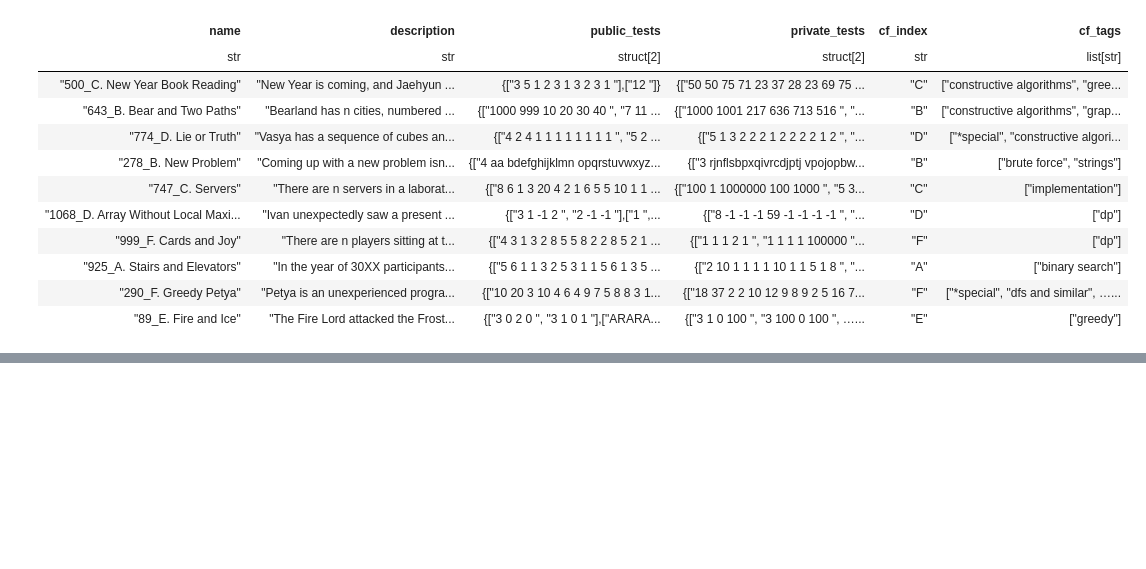
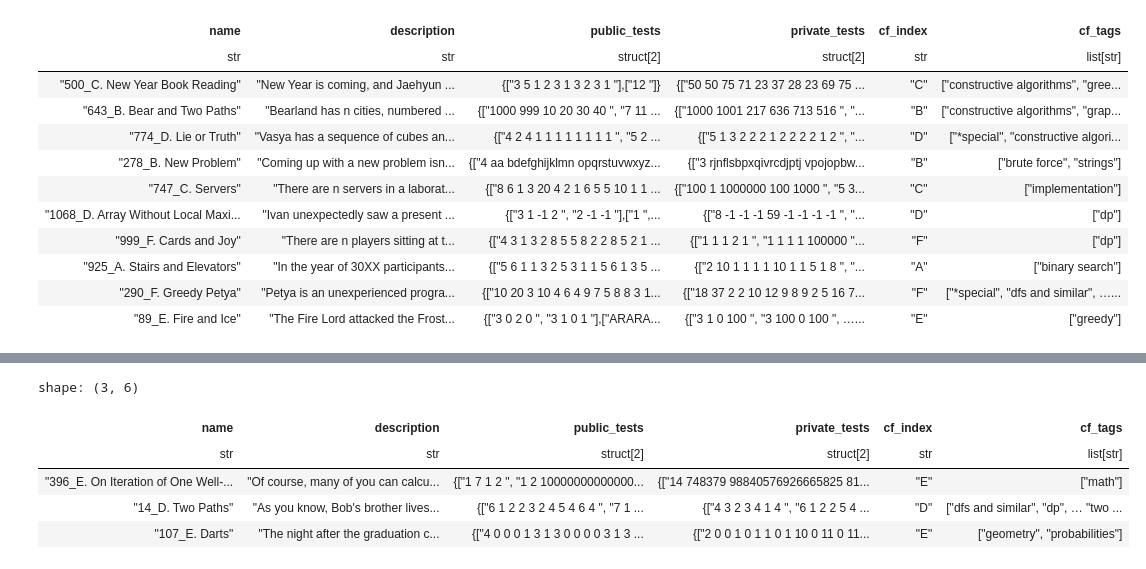
Before and after one commit to MaksimObukhov/self-corrective-coding-agent, a Jupyter notebook: notebooks/solve_problems.ipynb, the cells around one changed output, grey strips where cells are left out. Cells and saved outputs as stored; diff of their text form; code cells hidden in the pictures; blank space fills up the shorter version.

Commit message:
add complete experiment and stats notebook

```diff
--- a/experiment.ipynb
+++ b/notebooks/solve_problems.ipynb
@@ -67,3 +62,5 @@ df_statistics = pl.DataFrame(schema=schema)
+# %%
+df_statistics = pl.read_parquet("/Users/maksim/Documents/VSE/Bachelor's thesis/self-corrective-coding-agent/data/experiment_results.parquet")
 # %%
 from langchain_core.runnables import RunnableConfig
 import time
@@ -96,0 +167,11 @@ failed_indexes = []
+# %%
+# Select rows with missing names, retaining the original index
+missing_names_with_index = df_problems.filter(~pl.col("name").is_in(df_statistics["name"]))
+missing_names_with_index
+# %% [output]
+shape: (3, 6)
+| name | description | public_tests | private_tests | cf_index | cf_tags |
+| str | str | struct[2] | struct[2] | str | list[str] |
+| "396_E. On Iteration of One Well-... | "Of course, many of you can calcu... | {["1 7 1 2 ", "1 2 10000000000000... | {["14 748379 98840576926665825 81... | "E" | ["math"] |
+| "14_D. Two Paths" | "As you know, Bob's brother lives... | {["6 1 2 2 3 2 4 5 4 6 4 ", "7 1 ... | {["4 3 2 3 4 1 4 ", "6 1 2 2 5 4 ... | "D" | ["dfs and similar", "dp", … "two ... |
+| "107_E. Darts" | "The night after the graduation c... | {["4 0 0 0 1 3 1 3 0 0 0 0 3 1 3 ... | {["2 0 0 1 0 1 1 0 1 10 0 11 0 11... | "E" | ["geometry", "probabilities"] |
```
Also changed, not shown: parts of 11 cells of this notebook, 8 other files.
